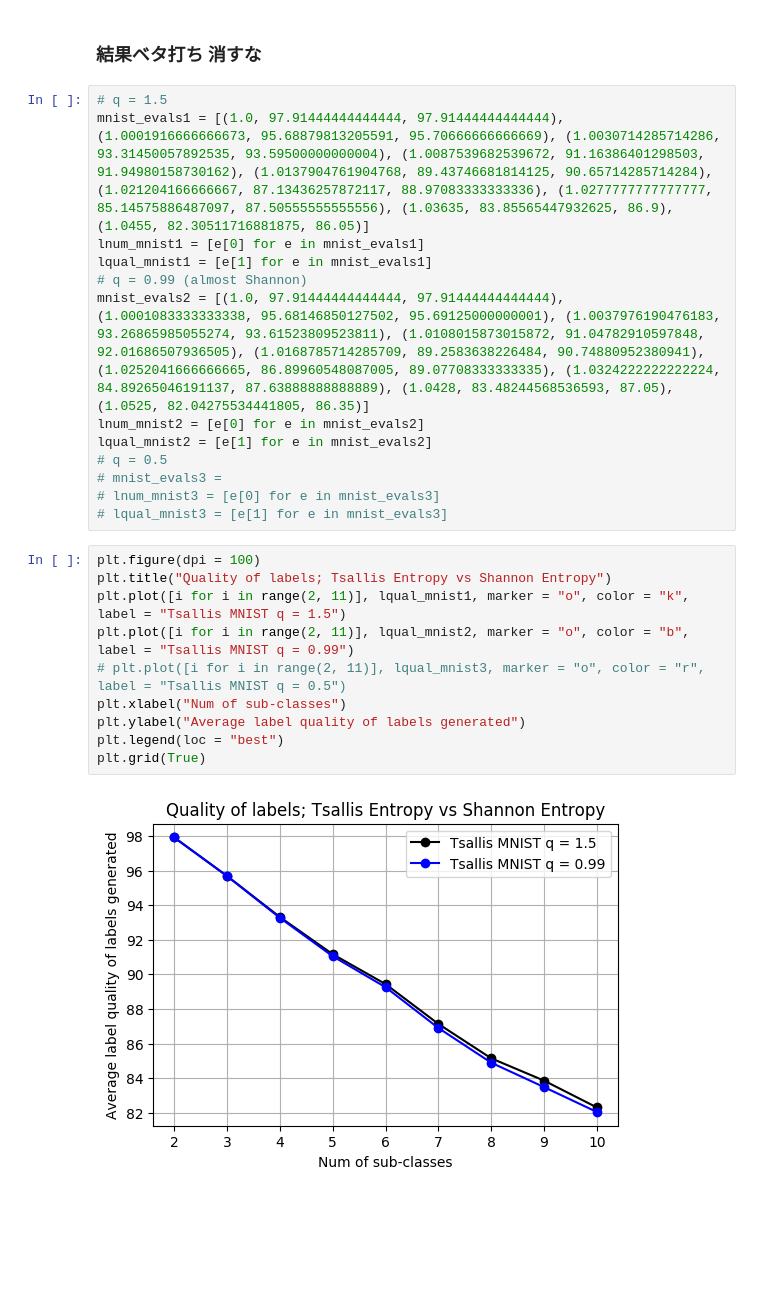
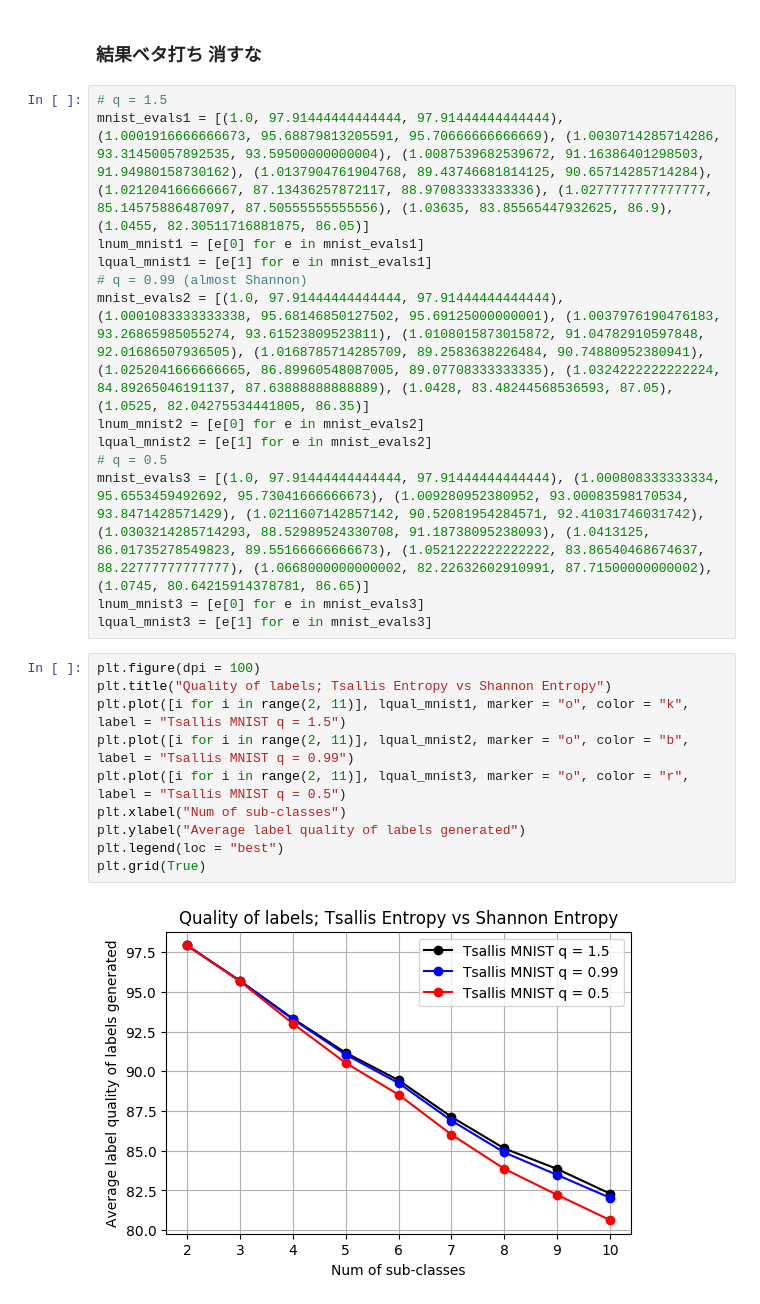
Before and after one commit to 1W1521375/entropy_labelling, a Jupyter notebook: final_experiments/looped-subclasses_tsallis.ipynb, the cells around one changed output. Cells and saved outputs as stored; diff of their text form; blank space fills up the shorter version.

```diff
--- a/final_experiments/looped-subclasses_tsallis.ipynb
+++ b/final_experiments/looped-subclasses_tsallis.ipynb
@@ -409,21 +409,21 @@ mnist_evals2 = [(1.0, 97.91444444444444, 97.91444444444444), (1.0001083333333338
 lnum_mnist2 = [e[0] for e in mnist_evals2]
 lqual_mnist2 = [e[1] for e in mnist_evals2]
 # q = 0.5
-# mnist_evals3 =
-# lnum_mnist3 = [e[0] for e in mnist_evals3]
-# lqual_mnist3 = [e[1] for e in mnist_evals3]
+mnist_evals3 = [(1.0, 97.91444444444444, 97.91444444444444), (1.000808333333334, 95.6553459492692, 95.73041666666673), (1.009280952380952, 93.00083598170534, 93.8471428571429), (1.0211607142857142, 90.52081954284571, 92.41031746031742), (1.0303214285714293, 88.52989524330708, 91.18738095238093), (1.0413125, 86.01735278549823, 89.55166666666673), (1.0521222222222222, 83.86540468674637, 88.22777777777777), (1.0668000000000002, 82.22632602910991, 87.71500000000002), (1.0745, 80.64215914378781, 86.65)]
+lnum_mnist3 = [e[0] for e in mnist_evals3]
+lqual_mnist3 = [e[1] for e in mnist_evals3]
 # %%
 plt.figure(dpi = 100)
 plt.title("Quality of labels; Tsallis Entropy vs Shannon Entropy")
 plt.plot([i for i in range(2, 11)], lqual_mnist1, marker = "o", color = "k", label = "Tsallis MNIST q = 1.5")
 plt.plot([i for i in range(2, 11)], lqual_mnist2, marker = "o", color = "b", label = "Tsallis MNIST q = 0.99")
-# plt.plot([i for i in range(2, 11)], lqual_mnist3, marker = "o", color = "r", label = "Tsallis MNIST q = 0.5")
+plt.plot([i for i in range(2, 11)], lqual_mnist3, marker = "o", color = "r", label = "Tsallis MNIST q = 0.5")
 plt.xlabel("Num of sub-classes")
 plt.ylabel("Average label quality of labels generated")
 plt.legend(loc = "best")
 plt.grid(True)
 # %% [output]
-[figure, old version]
+[figure, new version]
 # %%
 plt.figure(dpi = 100)
 plt.title("Average number of labels; Tsallis Entropy vs Shannon Entropy")
```
Also changed, not shown: parts of 3 cells of this notebook.
